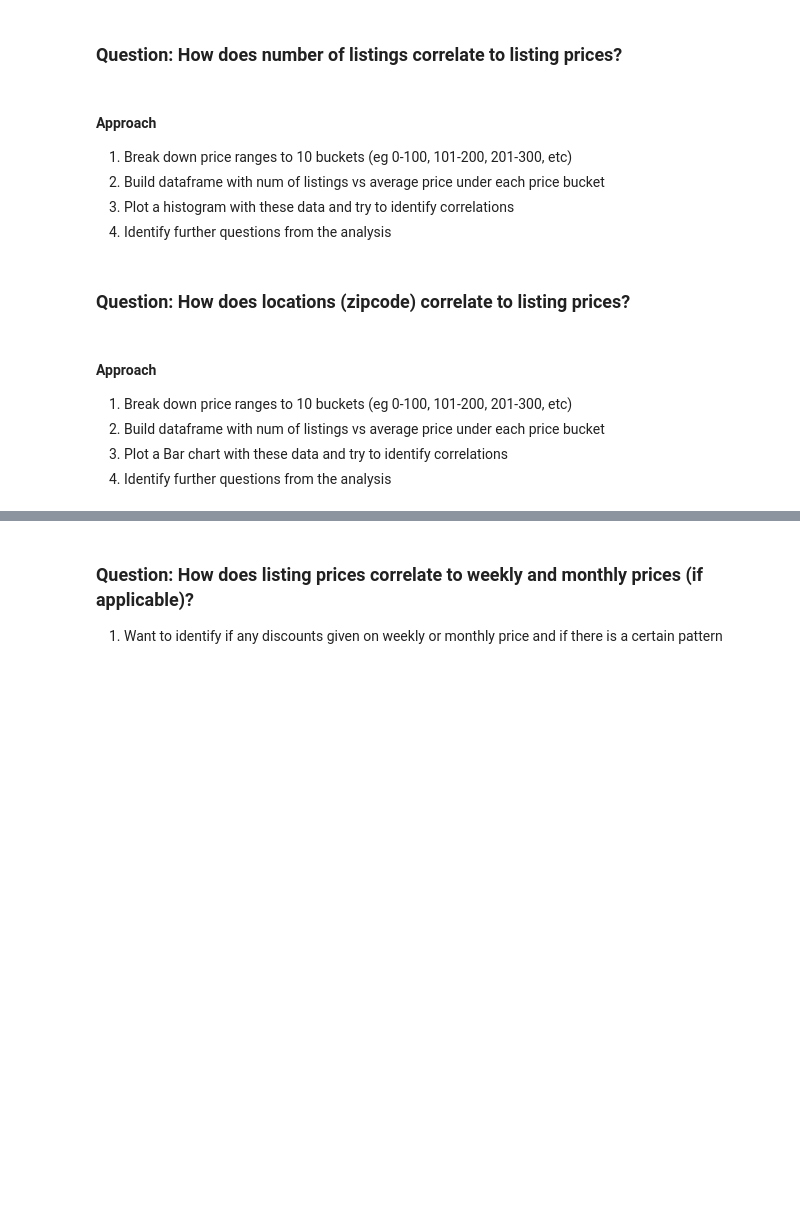
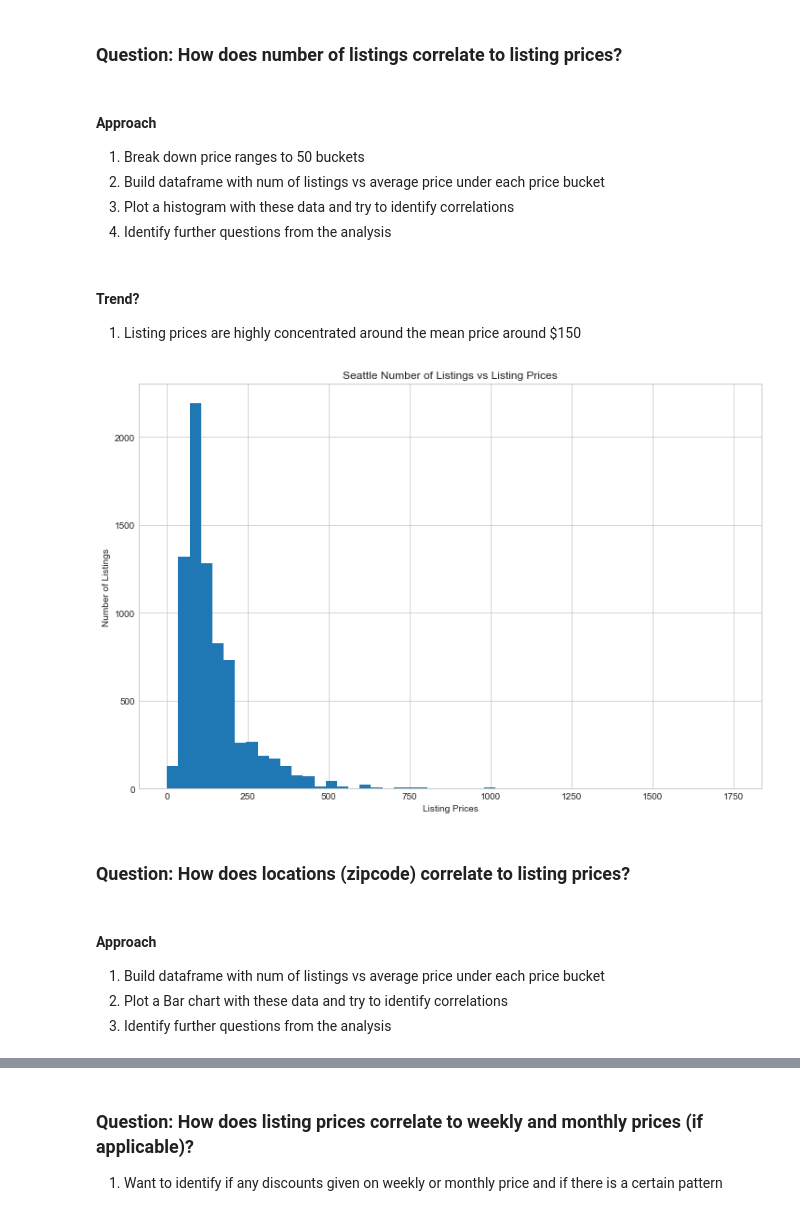
Before and after one commit to mikeli888/Springboard, a Jupyter notebook: sb2018_capstone1/Airbnb_pricing_analysis1.ipynb, the cells around one changed output, grey strips where cells are left out. Cells and saved outputs as stored; diff of their text form; code cells hidden in the pictures; blank space fills up the shorter version.

Commit message:
added details, charting for EDA

```diff
--- a/sb2018_capstone1/Airbnb_pricing_analysis1.ipynb
+++ b/sb2018_capstone1/Airbnb_pricing_analysis1.ipynb
@@ -88,6 +88,7 @@ r_listings_raw.head(2)
 # 1) List columns with Null values in file (use info() to identify)
 
 required_data = ['property_type','room_type','accommodates',
+'city', 'state', 'zipcode',
 'bathrooms','bedrooms','beds',
 'bed_type','square_feet','price',
 'weekly_price','monthly_price','security_deposit',
@@ -234,0 +241,4 @@ Done with cleaning
+# %%
+# 8/3/18: Removed few outliers that are over $2000
+r_cleaned = r_listings[r_listings['price'] <= 2000]
+print(r_cleaned['price'].describe())
@@ -247,15 +267,29 @@ Done with cleaning
 ### Question: How does number of listings correlate to listing prices?
 # %% [markdown]
 #### Approach
-1) Break down price ranges to 10 buckets (eg 0-100, 101-200, 201-300, etc)
-2) Build dataframe with num of listings vs average price under each price bucket
-3) Plot a histogram with these data and try to identify correlations
-4) Identify further questions from the analysis
+1) Break down price ranges to 50 buckets<BR>
+2) Build dataframe with num of listings vs average price under each price bucket<BR>
+3) Plot a histogram with these data and try to identify correlations<BR>
+4) Identify further questions from the analysis<BR>
+# %% [markdown]
+#### Trend?
+1) Listing prices are highly concentrated around the mean price around $150
+# %%
+# ver1
+list_prices = r_cleaned['price']
+
+plt.rcParams["figure.figsize"] = [12, 8]
+plt.hist(list_prices, bins = 50)
+plt.title('Seattle Number of Listings vs Listing Prices')
+plt.xlabel('Listing Prices')
+plt.ylabel('Number of Listings')
+plt.show()
+# %% [output]
+[figure, added]
 # %% [markdown]
 ### Question: How does locations (zipcode) correlate to listing prices?
 # %% [markdown]
 #### Approach
-1) Break down price ranges to 10 buckets (eg 0-100, 101-200, 201-300, etc)
-2) Build dataframe with num of listings vs average price under each price bucket
-3) Plot a Bar chart with these data and try to identify correlations
-4) Identify further questions from the analysis
+1) Build dataframe with num of listings vs average price under each price bucket<BR>
+2) Plot a Bar chart with these data and try to identify correlations<BR>
+3) Identify further questions from the analysis<BR>
```
Also changed, not shown: parts of 19 cells of this notebook.
